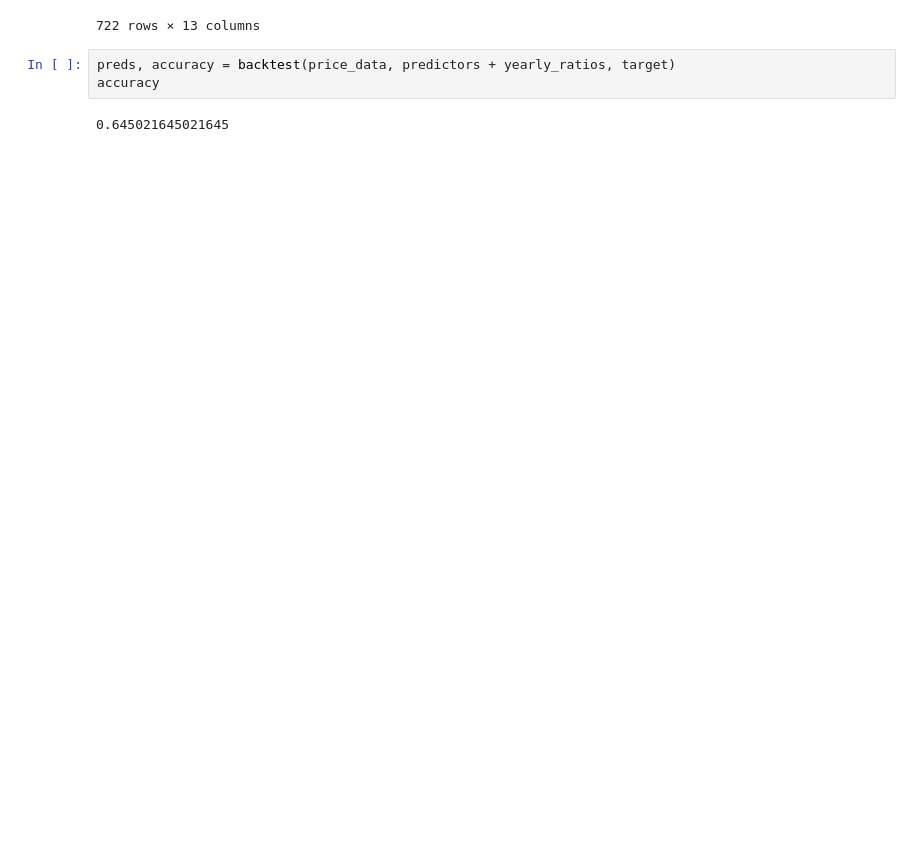
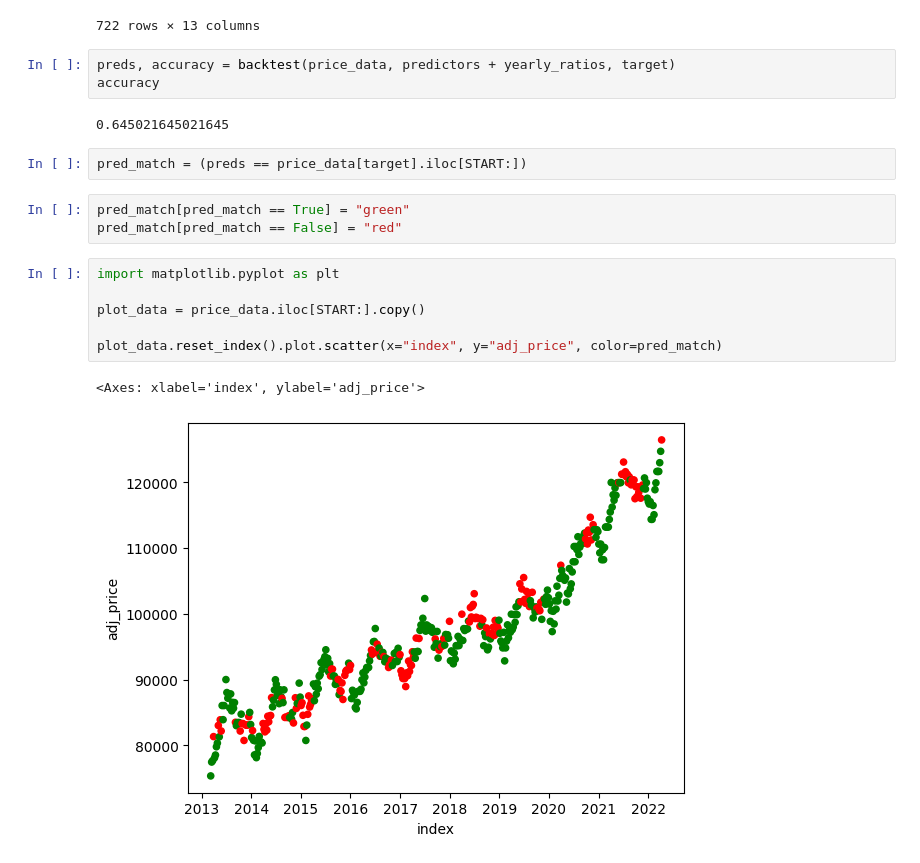
Before and after one commit to mleeppt/houseprices, a Jupyter notebook: Predict House Prices ML.ipynb, the cells around one changed output. Cells and saved outputs as stored; diff of their text form; blank space fills up the shorter version.

```diff
--- a/Predict House Prices ML.ipynb
+++ b/Predict House Prices ML.ipynb
@@ -564,3 +564,17 @@ preds, accuracy = backtest(price_data, predictors + yearly_ratios, target)
 accuracy
 # %% [output]
 0.645021645021645
+# %%
+pred_match = (preds == price_data[target].iloc[START:])
+# %%
+pred_match[pred_match == True] = "green"
+pred_match[pred_match == False] = "red"
+# %%
+import matplotlib.pyplot as plt
+
+plot_data = price_data.iloc[START:].copy()
+
+plot_data.reset_index().plot.scatter(x="index", y="adj_price", color=pred_match)
+# %% [output]
+<Axes: xlabel='index', ylabel='adj_price'>
+[figure, added]
```
Also changed, not shown: parts of 3 cells of this notebook.
